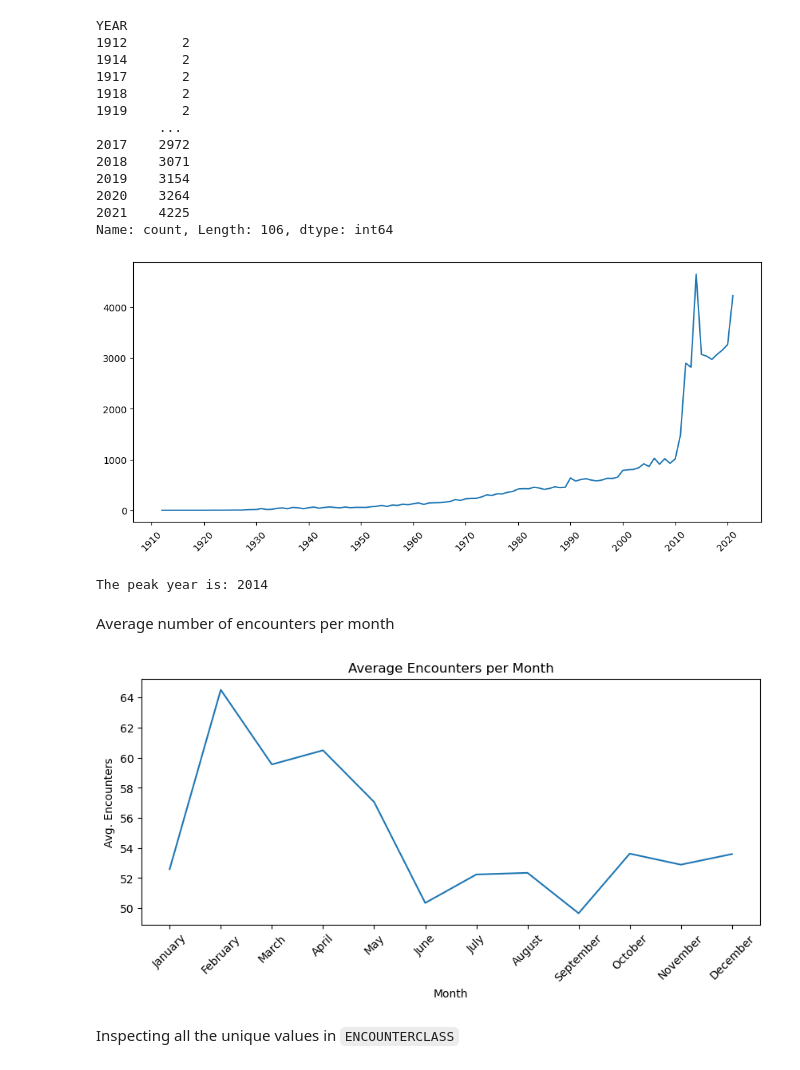
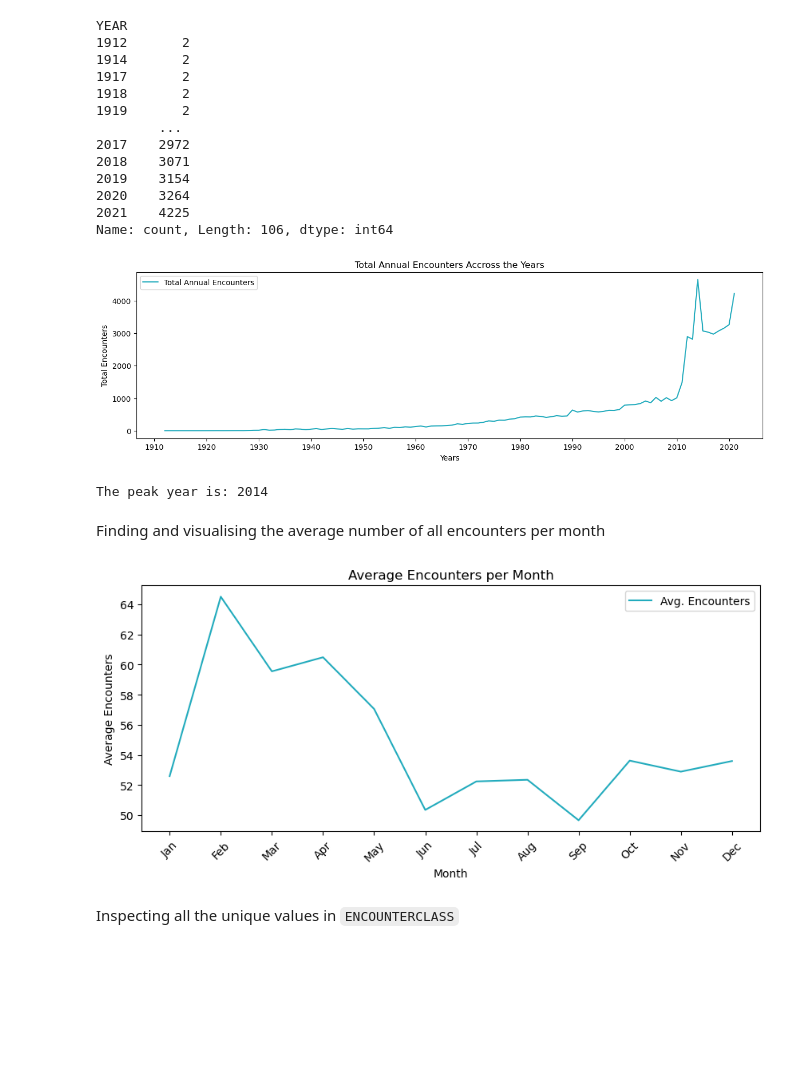
Before and after one commit to kaymighty86/hospital-network-EDA-project, a Jupyter notebook: hospital-encounter-level-data-analysis.ipynb, the cells around one changed output. Drawn from its saved outputs; the diff is of its cells as text; code cells hidden in the pictures; blank space fills up the shorter version.

Commit message:
Completed the analysis and provided findings

```diff
--- a/hospital-encounter-level-data-analysis.ipynb
+++ b/hospital-encounter-level-data-analysis.ipynb
@@ -167,5 +165,4 @@ The minimum and maximum years are 1912 and 2021 respectively
 # %%
-encounter_lvl_df.loc[(encounter_lvl_df["REASONCODE"].isna() & encounter_lvl_df["REASONDESCRIPTION"].isna()), "REASONCODE"] = 0
-encounter_lvl_df.loc[(encounter_lvl_df["REASONCODE"] == 0), "REASONDESCRIPTION"] = "Unspecified"
+encounter_lvl_df.drop(["REASONCODE", "REASONDESCRIPTION", "CONDITION_COUNT"], axis = 1, inplace = True)
 encounter_lvl_df.head()
 # %% [output]
@@ -186,4 +174,0 @@ The total number of blank rows replaced in `REASONCODE`  and `REASONDESCRIPTION`
-# %%
-#Changing the REASONCODE's datatype from float (continous) to int (discrete) because its a categorical variable
-encounter_lvl_df.REASONCODE = encounter_lvl_df.REASONCODE.apply(lambda x: int(x))
-encounter_lvl_df.head(2)
@@ -207,4 +174,0 @@ To enable analysis involving `CONDITION_COUNT`, an extra attribute called `CONDI
-# %%
-#creating the extra column called CONDITION_COUNT_VALID for classifying the validity of each condition count cell
-encounter_lvl_df["CONDITION_COUNT_PRESENT"] = np.where(encounter_lvl_df.CONDITION_COUNT.isna(), "missing", "present")
-encounter_lvl_df.head(2)
@@ -215,4 +174,0 @@ encounter_lvl_df.head(2)
-# %%
-#Keep the blanks in `CONDITION_COUNT` as missing (NA)
-encounter_lvl_df["CONDITION_COUNT"] = encounter_lvl_df["CONDITION_COUNT"].astype("Int64")
-encounter_lvl_df.head(2)
@@ -291,18 +277,19 @@ YEAR
 2021    4225
 Name: count, Length: 106, dtype: int64
 # %%
-x_ticks = [year for year in range(1910, 2024, 10)]
-plt.figure(figsize=(12,5))
-plt.plot(yearly_encounters_num)
-plt.xticks(ticks = x_ticks, rotation = 45)
-plt.show()
+plot_data = {
+    "data": yearly_encounters_num,
+    "label": "Total Annual Encounters",
+    "color": "#22abbd"
+}
+plot_annual_time_series(plots_data = [plot_data], y_label="Total Encounters", title="Total Annual Encounters Accross the Years")
 # %% [output]
-[figure, old version]
+[figure, new version]
 # %%
 #finding the peak year
 print(f"The peak year is: {yearly_encounters_num.sort_values(ascending=False).index[0]}")
 # %% [output]
 The peak year is: 2014
 # %% [markdown]
-Average number of encounters per month
+Finding and visualising the average number of all encounters per month
 # %%
@@ -311,14 +298,13 @@ encounters_per_year_n_month = date_encounters_df.pivot_table(index="YEAR", colum
 monthly_avg_encounters = encounters_per_year_n_month.mean()
 # %%
-plt.figure(figsize=(10,4))
-plt.plot(monthly_avg_encounters)
-plt.xticks(ticks = x_ticks, labels=x_labels, rotation = 45)
-plt.xlabel("Month")
-plt.ylabel("Avg. Encounters")
-plt.title("Average Encounters per Month")
-plt.show()
+plot_data = {
+    "data": monthly_avg_encounters,
+    "label": "Avg. Encounters",
+    "color": "#22abbd"
+}
+plot_monthly_time_series(plots_data = [plot_data], y_label="Average Encounters", title="Average Encounters per Month")
 # %% [output]
-[figure, old version]
+[figure, new version]
 # %% [markdown]
 Inspecting all the unique values in `ENCOUNTERCLASS`
 # %%
```
Also changed, not shown: parts of 75 cells of this notebook.
